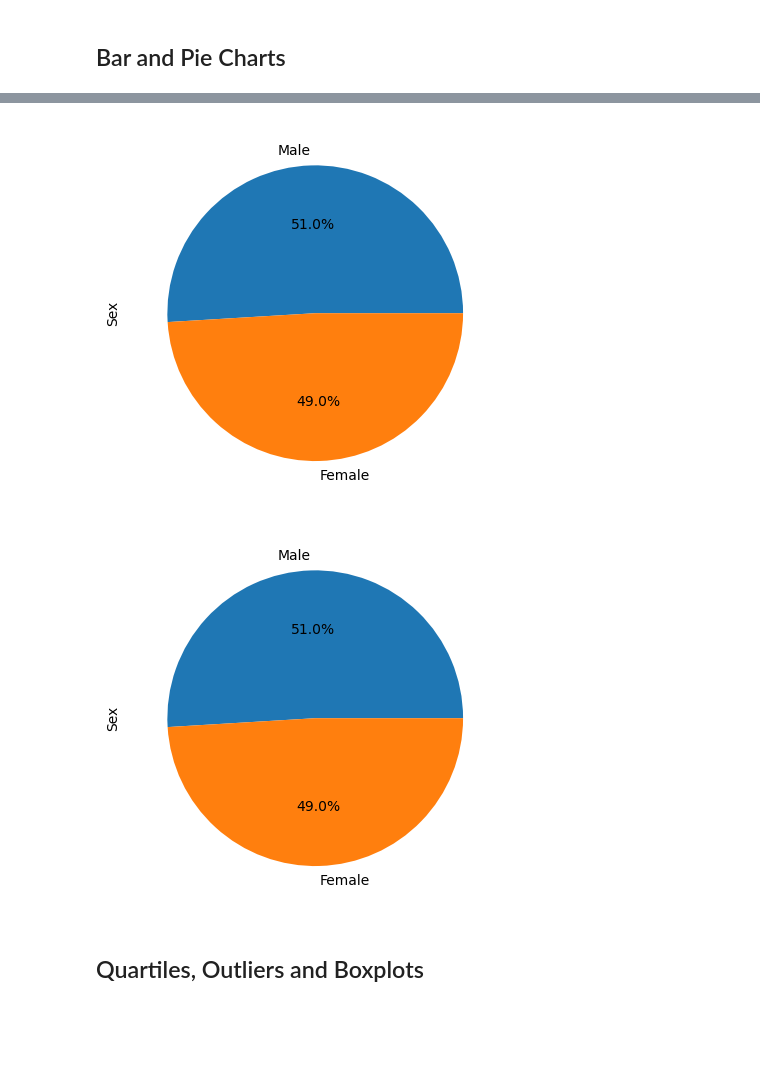
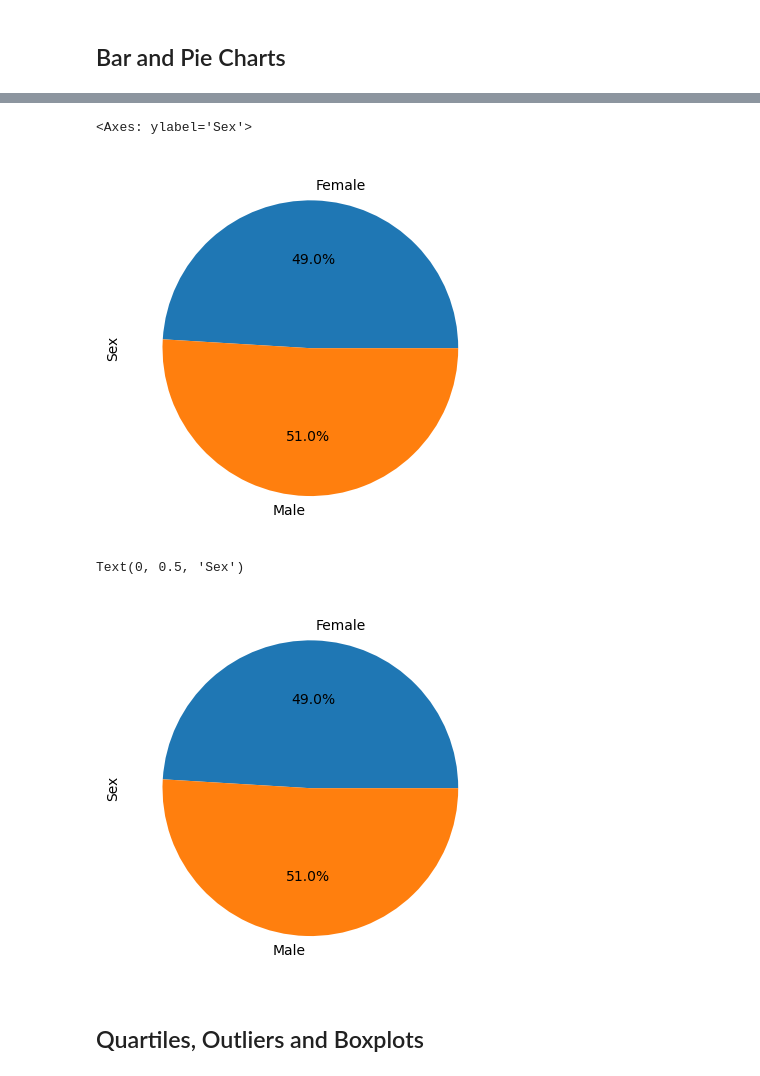
Before and after one commit to mkanegaye/matplotlib-challenge, a Jupyter notebook: pymaceuticals_starter.ipynb, the cells around one changed output, grey strips where cells are left out. Cells and saved outputs as stored; diff of their text form; code cells hidden in the pictures; blank space fills up the shorter version.

```diff
--- a/pymaceuticals_starter.ipynb
+++ b/pymaceuticals_starter.ipynb
@@ -153,11 +167,16 @@ ValueError: setting an array element with a sequence. The requested array has an
 # %%
 # Generate a pie plot showing the distribution of female versus male mice using Pandas
+clean_df.groupby(["Sex"])["Sex"].count().plot.pie(autopct="%1.1f%%")
 # %% [output]
+<Axes: ylabel='Sex'>
-[figure, old version]
+[figure, new version]
 # %%
 # Generate a pie plot showing the distribution of female versus male mice using pyplot
+plt.pie(clean_df.groupby(["Sex"]).count()["Mouse ID"],autopct="%1.1f%%",labels=["Female", "Male"])
+plt.ylabel("Sex")
 # %% [output]
+Text(0, 0.5, 'Sex')
-[figure, old version]
+[figure, new version]
 # %% [markdown]
 ## Quartiles, Outliers and Boxplots
 # %%
```
Also changed, not shown: parts of 16 cells of this notebook.
